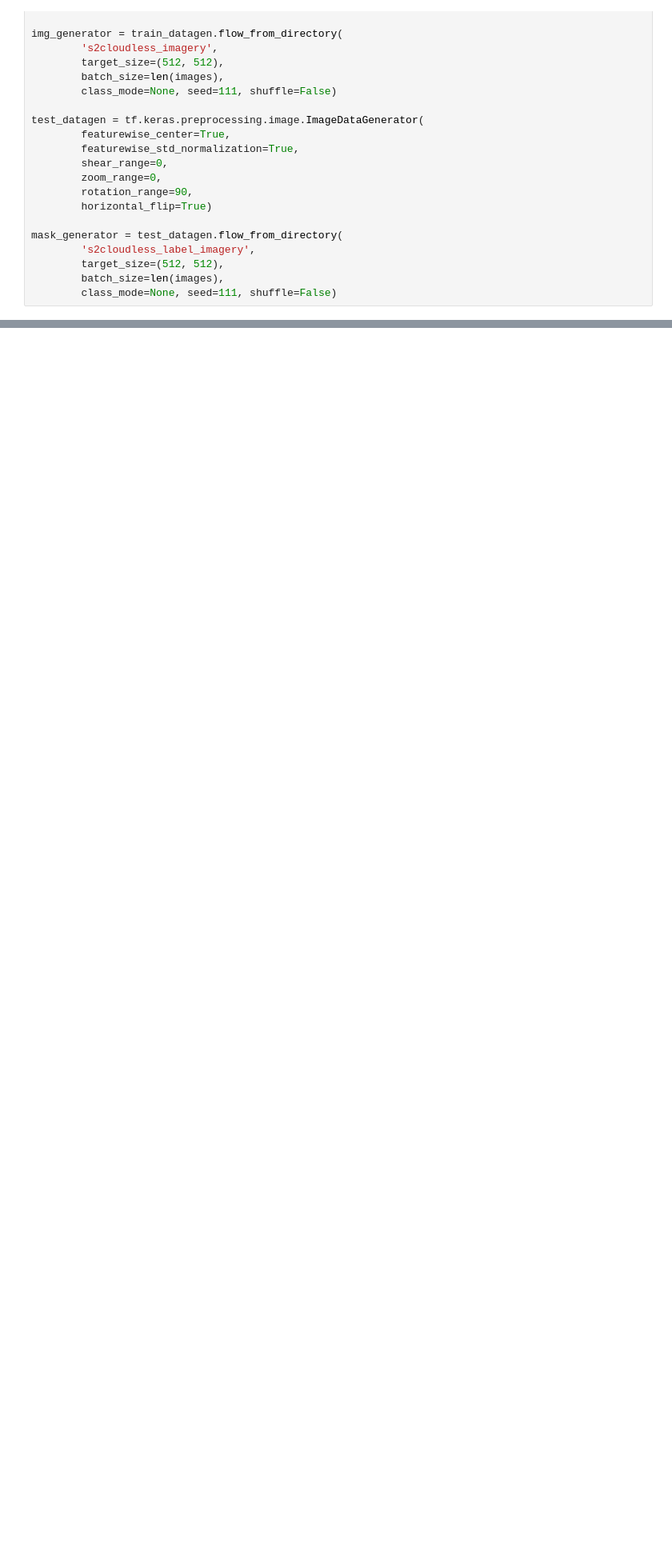
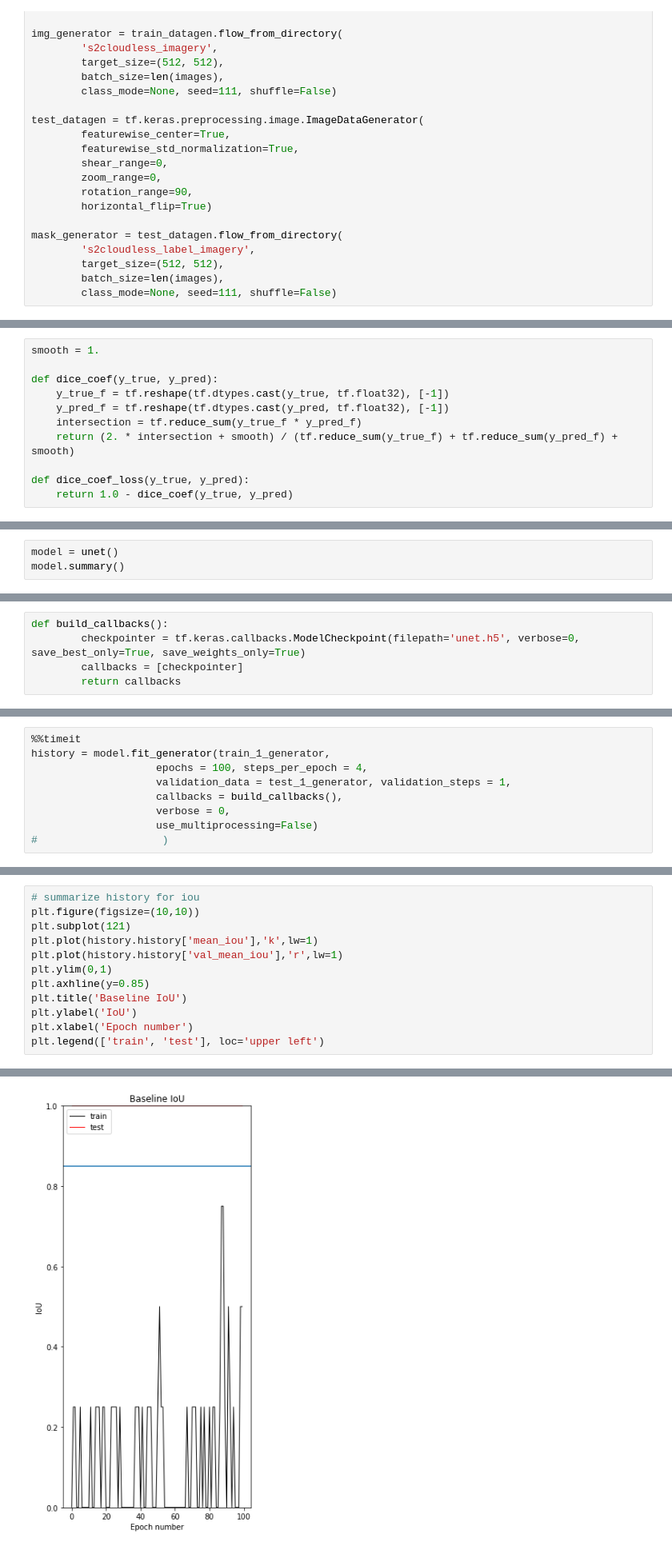
Before and after one commit to dsmoot/udacity_ml_engineer_projects, a Jupyter notebook: 3_Capstone/data_prep.ipynb, the cells around one changed output, grey strips where cells are left out. Shown at 80% size. Saved outputs shown, nothing was run; the diff lists cells and outputs as text; blank space fills up the shorter version.

```diff
--- a/3_Capstone/data_prep.ipynb
+++ b/3_Capstone/data_prep.ipynb
@@ -538,0 +348,11 @@ array([5, 0, 4, ..., 5, 6, 8], dtype=uint8)
+# %%
+smooth = 1.
+
+def dice_coef(y_true, y_pred):
+    y_true_f = tf.reshape(tf.dtypes.cast(y_true, tf.float32), [-1])
+    y_pred_f = tf.reshape(tf.dtypes.cast(y_pred, tf.float32), [-1])
+    intersection = tf.reduce_sum(y_true_f * y_pred_f)
+    return (2. * intersection + smooth) / (tf.reduce_sum(y_true_f) + tf.reduce_sum(y_pred_f) + smooth)
+
+def dice_coef_loss(y_true, y_pred):
+    return 1.0 - dice_coef(y_true, y_pred)
@@ -538,0 +408,3 @@ array([5, 0, 4, ..., 5, 6, 8], dtype=uint8)
+# %%
+model = unet()
+model.summary()
@@ -538,0 +437,5 @@ array([5, 0, 4, ..., 5, 6, 8], dtype=uint8)
+# %%
+def build_callbacks():
+        checkpointer = tf.keras.callbacks.ModelCheckpoint(filepath='unet.h5', verbose=0, save_best_only=True, save_weights_only=True)
+        callbacks = [checkpointer]
+        return callbacks
@@ -538,0 +446,9 @@ array([5, 0, 4, ..., 5, 6, 8], dtype=uint8)
+# %%
+%%timeit
+history = model.fit_generator(train_1_generator,
+                    epochs = 100, steps_per_epoch = 4,
+                    validation_data = test_1_generator, validation_steps = 1,
+                    callbacks = build_callbacks(),
+                    verbose = 0,
+                    use_multiprocessing=False)
+#                    )
@@ -538,0 +459,13 @@ array([5, 0, 4, ..., 5, 6, 8], dtype=uint8)
+# %%
+# summarize history for iou
+plt.figure(figsize=(10,10))
+plt.subplot(121)
+plt.plot(history.history['mean_iou'],'k',lw=1)
+plt.plot(history.history['val_mean_iou'],'r',lw=1)
+plt.ylim(0,1)
+plt.axhline(y=0.85)
+plt.title('Baseline IoU')
+plt.ylabel('IoU')
+plt.xlabel('Epoch number')
+plt.legend(['train', 'test'], loc='upper left')
+# %% [output]
@@ -538,0 +473 @@ array([5, 0, 4, ..., 5, 6, 8], dtype=uint8)
+[figure, added]
```
Also changed, not shown: parts of 53 cells of this notebook, 1 other file.
